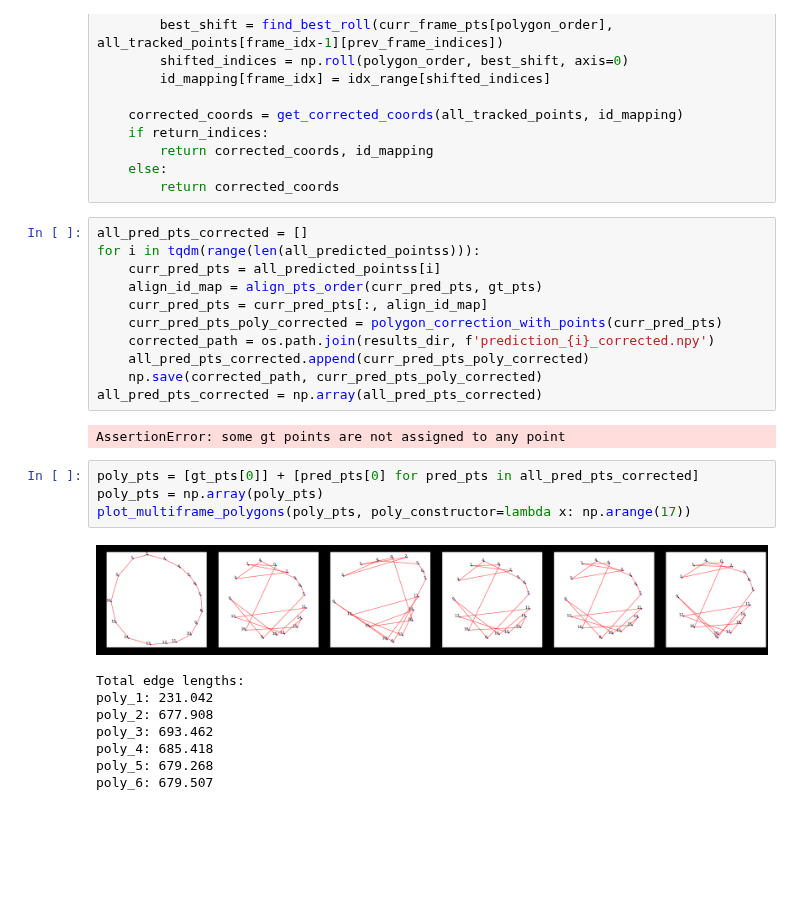
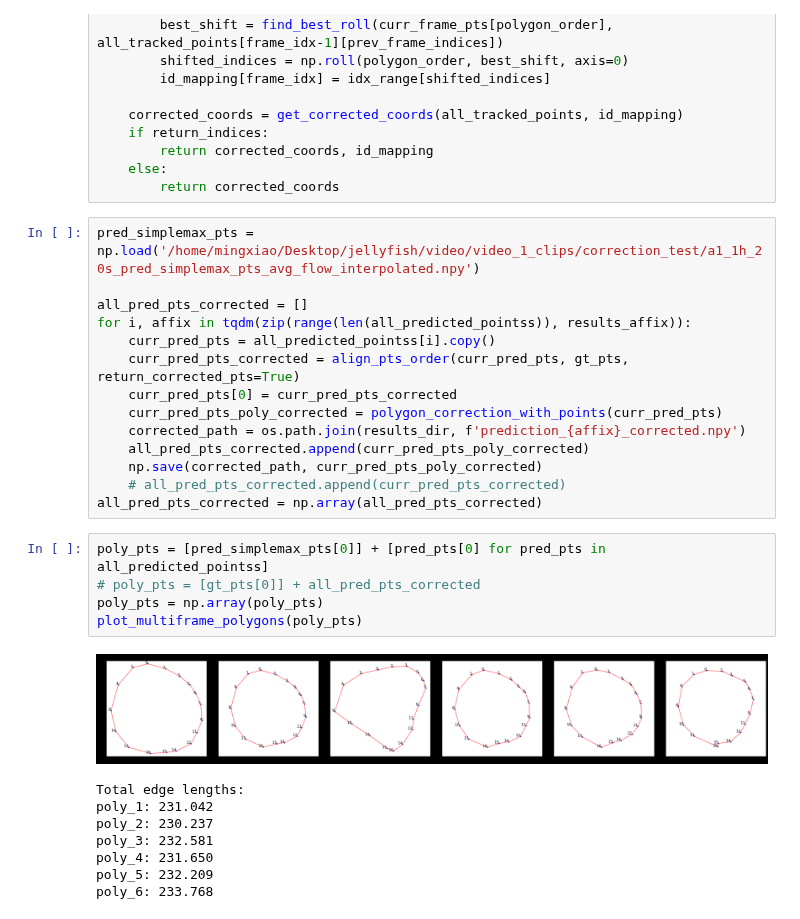
Before and after one commit to mingxiaowei/jelly-sleap, a Jupyter notebook: sleap/jelly/autoencoder/min2/examine_predictions.ipynb, the cells around one changed output. Saved outputs shown, nothing was run; the diff lists cells and outputs as text; blank space fills up the shorter version.

Commit message:
fix polygon alignment in animation generation

```diff
--- a/sleap/jelly/autoencoder/min2/examine_predictions.ipynb
+++ b/sleap/jelly/autoencoder/min2/examine_predictions.ipynb
@@ -337,31 +285,33 @@ def polygon_correction_with_points(all_tracked_points, polygon_constructor=poly_
     else:
         return corrected_coords
 # %%
+pred_simplemax_pts = np.load('/home/mingxiao/Desktop/jellyfish/video/video_1_clips/correction_test/a1_1h_20s_pred_simplemax_pts_avg_flow_interpolated.npy')
+
 all_pred_pts_corrected = []
-for i in tqdm(range(len(all_predicted_pointss))):
-    curr_pred_pts = all_predicted_pointss[i]
-    align_id_map = align_pts_order(curr_pred_pts, gt_pts)
-    curr_pred_pts = curr_pred_pts[:, align_id_map]
+for i, affix in tqdm(zip(range(len(all_predicted_pointss)), results_affix)):
+    curr_pred_pts = all_predicted_pointss[i].copy()
+    curr_pred_pts_corrected = align_pts_order(curr_pred_pts, gt_pts, return_corrected_pts=True)
+    curr_pred_pts[0] = curr_pred_pts_corrected
     curr_pred_pts_poly_corrected = polygon_correction_with_points(curr_pred_pts)
-    corrected_path = os.path.join(results_dir, f'prediction_{i}_corrected.npy')
+    corrected_path = os.path.join(results_dir, f'prediction_{affix}_corrected.npy')
     all_pred_pts_corrected.append(curr_pred_pts_poly_corrected)
     np.save(corrected_path, curr_pred_pts_poly_corrected)
+    # all_pred_pts_corrected.append(curr_pred_pts_corrected)
 all_pred_pts_corrected = np.array(all_pred_pts_corrected)
-# %% [output]
-AssertionError: some gt points are not assigned to any point
 # %%
-poly_pts = [gt_pts[0]] + [pred_pts[0] for pred_pts in all_pred_pts_corrected]
+poly_pts = [pred_simplemax_pts[0]] + [pred_pts[0] for pred_pts in all_predicted_pointss]
+# poly_pts = [gt_pts[0]] + all_pred_pts_corrected
 poly_pts = np.array(poly_pts)
-plot_multiframe_polygons(poly_pts, poly_constructor=lambda x: np.arange(17))
+plot_multiframe_polygons(poly_pts)
 # %% [output]
-[figure, old version]
+[figure, new version]
 Total edge lengths:
 poly_1: 231.042
-poly_2: 677.908
-poly_3: 693.462
-poly_4: 685.418
-poly_5: 679.268
-poly_6: 679.507
+poly_2: 230.237
+poly_3: 232.581
+poly_4: 231.650
+poly_5: 232.209
+poly_6: 233.768
 # %%
 anim_path = '/home/mingxiao/Desktop/animation/ae_r7_m11_eval.mp4'
 pred_simplemax_pts = np.load('/home/mingxiao/Desktop/jellyfish/video/video_1_clips/correction_test/a1_1h_20s_pred_simplemax_pts_avg_flow_interpolated.npy')
```
Also changed, not shown: parts of 8 cells of this notebook, 3 other files.
